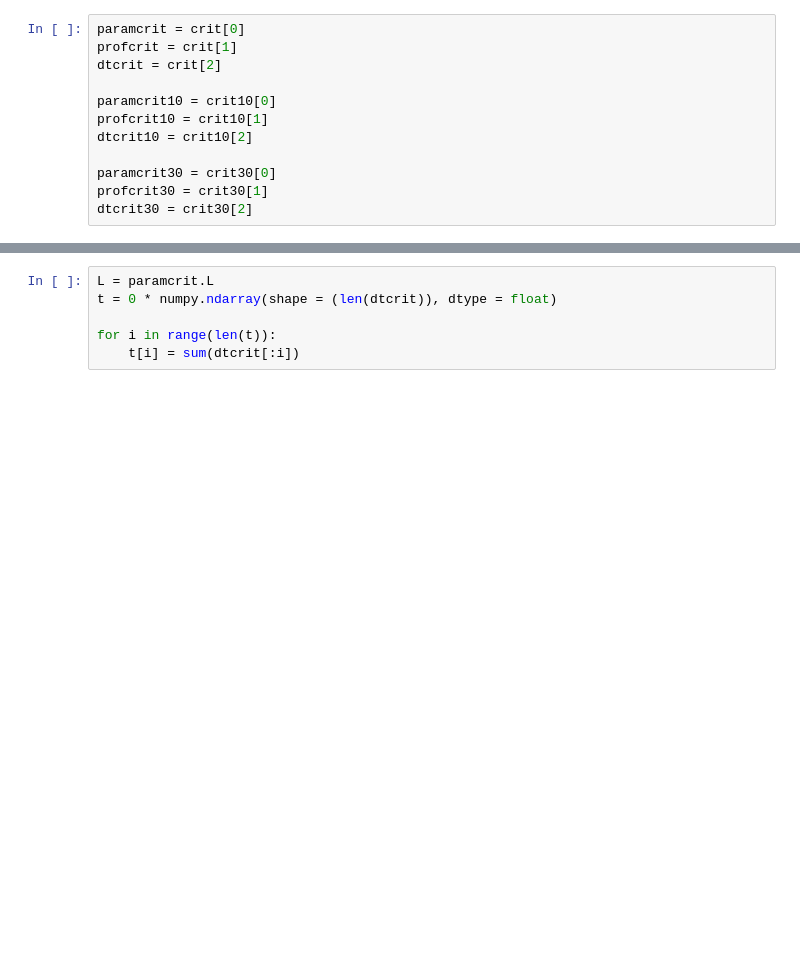
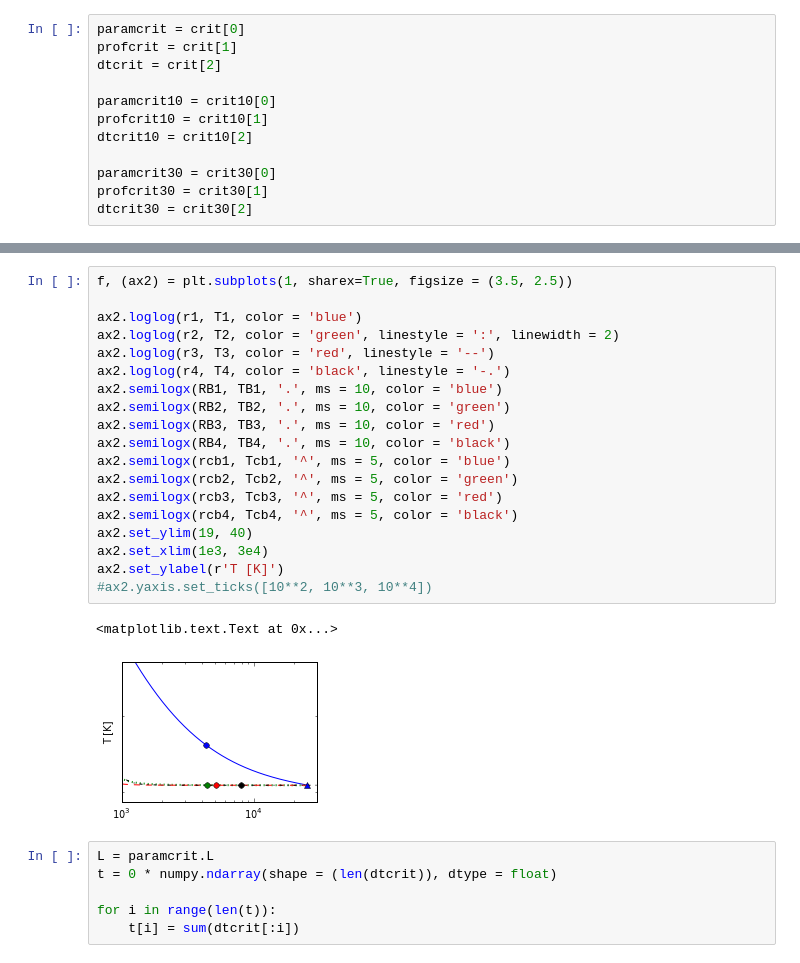
Before and after one commit to apiso/core_accretion, a Jupyter notebook: python/RadSGPoly/plots_poster.ipynb, the cells around one changed output, grey strips where cells are left out. Cells and saved outputs as stored; diff of their text form; blank space fills up the shorter version.

```diff
--- a/python/RadSGPoly/plots_poster.ipynb
+++ b/python/RadSGPoly/plots_poster.ipynb
@@ -152,3 +166,25 @@ plt.savefig(userpath + '/figs/ModelAtmospheres/RadSelfGravPoly/Profiles/' + file
+# %%
+f, (ax2) = plt.subplots(1, sharex=True, figsize = (3.5, 2.5))
+
+ax2.loglog(r1, T1, color = 'blue')
+ax2.loglog(r2, T2, color = 'green', linestyle = ':', linewidth = 2)
+ax2.loglog(r3, T3, color = 'red', linestyle = '--')
+ax2.loglog(r4, T4, color = 'black', linestyle = '-.')
+ax2.semilogx(RB1, TB1, '.', ms = 10, color = 'blue')
+ax2.semilogx(RB2, TB2, '.', ms = 10, color = 'green')
+ax2.semilogx(RB3, TB3, '.', ms = 10, color = 'red')
+ax2.semilogx(RB4, TB4, '.', ms = 10, color = 'black')
+ax2.semilogx(rcb1, Tcb1, '^', ms = 5, color = 'blue')
+ax2.semilogx(rcb2, Tcb2, '^', ms = 5, color = 'green')
+ax2.semilogx(rcb3, Tcb3, '^', ms = 5, color = 'red')
+ax2.semilogx(rcb4, Tcb4, '^', ms = 5, color = 'black')
+ax2.set_ylim(19, 40)
+ax2.set_xlim(1e3, 3e4)
+ax2.set_ylabel(r'T [K]')
+#ax2.yaxis.set_ticks([10**2, 10**3, 10**4])
+# %% [output]
+<matplotlib.text.Text at 0x...>
+[figure, added]
 # %%
 L = paramcrit.L
 t = 0 * numpy.ndarray(shape = (len(dtcrit)), dtype = float)
```
Also changed, not shown: parts of 2 cells of this notebook, 6 other files.
